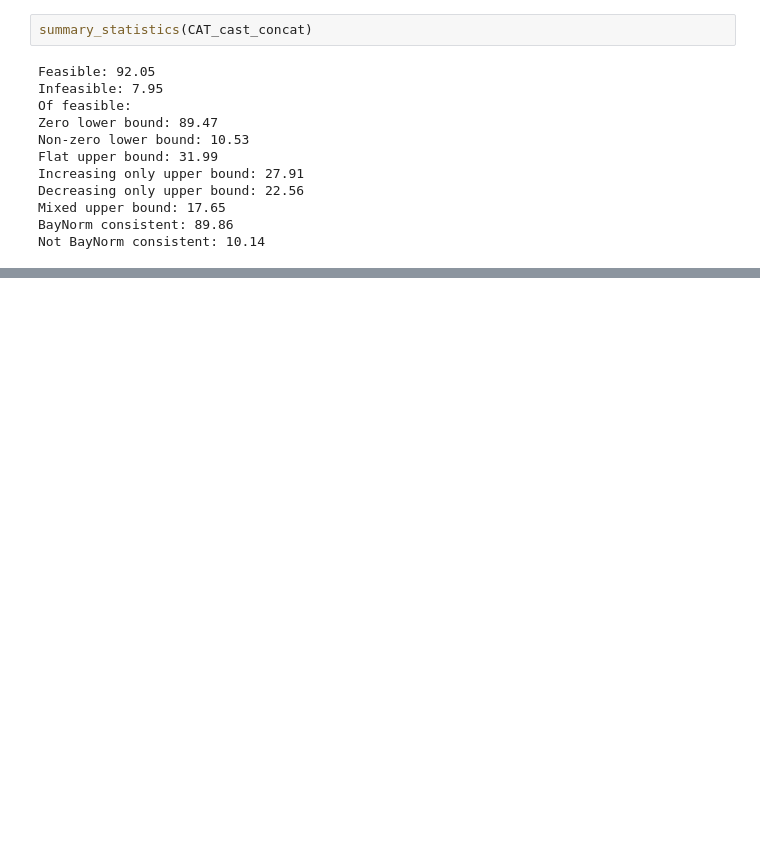
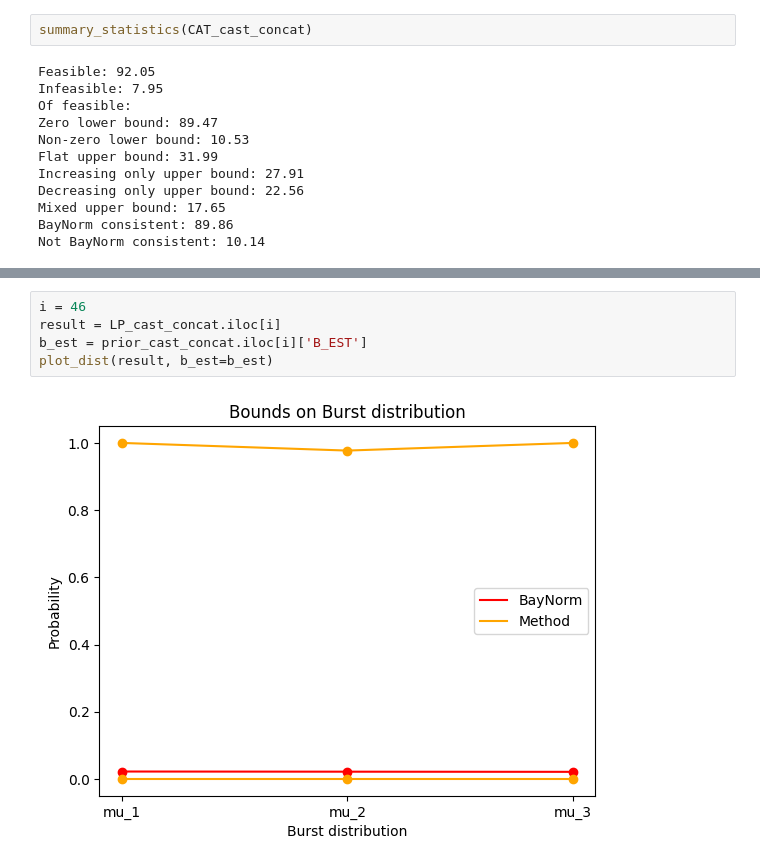
Before and after one commit to willjgh/M4R, a Jupyter notebook: results_analysis.ipynb, the cells around one changed output, grey strips where cells are left out. Cells and saved outputs as stored; diff of their text form; blank space fills up the shorter version.

```diff
--- a/results_analysis.ipynb
+++ b/results_analysis.ipynb
@@ -324 +341,8 @@ Not BayNorm consistent: 10.14
+# %%
+i = 46
+result = LP_cast_concat.iloc[i]
+b_est = prior_cast_concat.iloc[i]['B_EST']
+plot_dist(result, b_est=b_est)
+# %% [output]
+[figure, added]
 # %%
```
Also changed, not shown: parts of 7 cells of this notebook.
